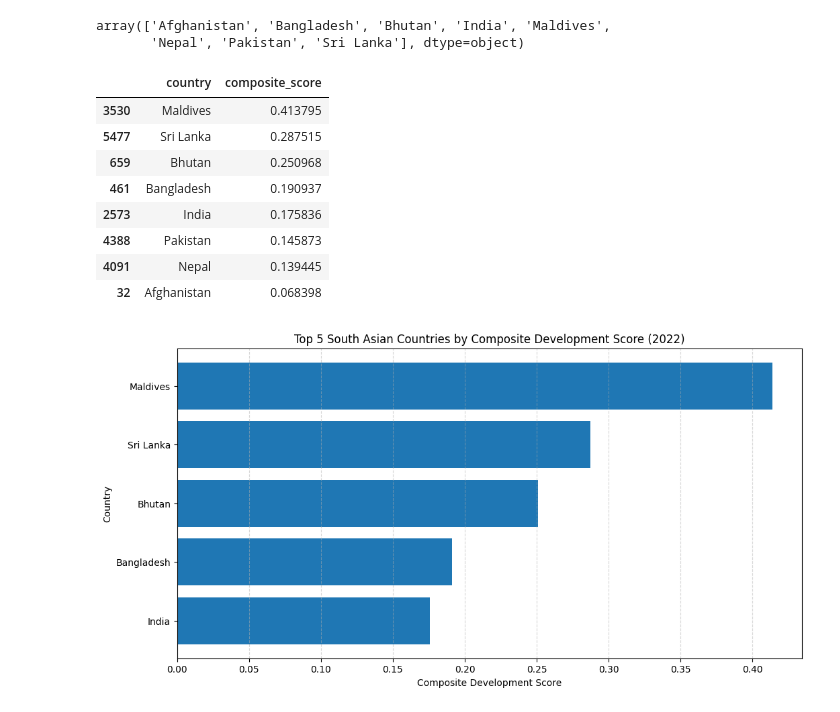
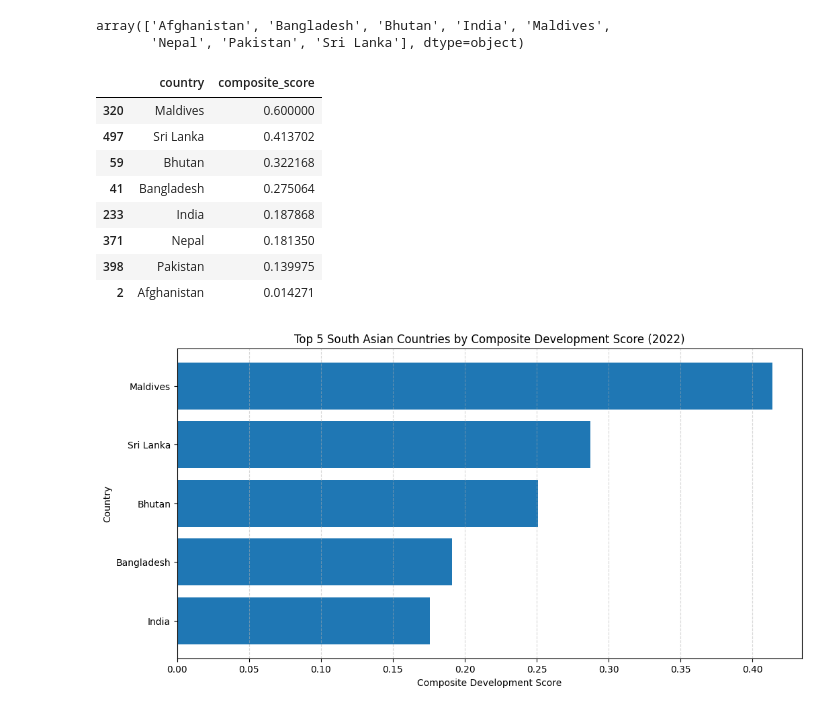
Before and after one commit to Rohit0562-hub/2513246_RohitJoshi, a Jupyter notebook: 2513246_RohitJoshi.ipynb, the cells around one changed output. Saved outputs shown, nothing was run; the diff lists cells and outputs as text; code cells hidden in the pictures.

```diff
--- a/2513246_RohitJoshi.ipynb
+++ b/2513246_RohitJoshi.ipynb
@@ -572,28 +572,28 @@ array(['Afghanistan', 'Bangladesh', 'Bhutan', 'India', 'Maldives',
 # %%
 #2 Composite Development Score
 hdi_south_asia = hdi_south_asia.copy()
 le_min = hdi_south_asia['life_expectancy'].min()
 le_max = hdi_south_asia['life_expectancy'].max()
-hdi_south_asia.loc[:, 'life_exp_index'] = (hdi_south_asia['life_expectancy'] - le_min)/le_max
+hdi_south_asia.loc[:, 'life_exp_index'] = (hdi_south_asia['life_expectancy'] - le_min)/ (le_max - le_min)
 
 gni_min = hdi_south_asia['gross_inc_percap'].min()
 gni_max = hdi_south_asia['gross_inc_percap'].max()
-hdi_south_asia.loc[:, 'gni_index'] = (hdi_south_asia['gross_inc_percap'] - gni_min)/gni_max
+hdi_south_asia.loc[:, 'gni_index'] = (hdi_south_asia['gross_inc_percap'] - gni_min)/ (gni_max - gni_min)
 
 hdi_south_asia.loc[:, 'composite_score'] = (0.30 * hdi_south_asia['life_exp_index'] + 0.30 * hdi_south_asia['gni_index'])
 south_asia_2022 = hdi_south_asia[hdi_south_asia['year'] == 2022]
 composite_ranking = south_asia_2022.sort_values(by='composite_score', ascending=False)
 composite_ranking[['country', 'composite_score']]
 # %% [output]
 |  | country | composite_score |
-| 3530 | Maldives | 0.413795 |
-| 5477 | Sri Lanka | 0.287515 |
-| 659 | Bhutan | 0.250968 |
-| 461 | Bangladesh | 0.190937 |
-| 2573 | India | 0.175836 |
-| 4388 | Pakistan | 0.145873 |
-| 4091 | Nepal | 0.139445 |
-| 32 | Afghanistan | 0.068398 |
+| 320 | Maldives | 0.600000 |
+| 497 | Sri Lanka | 0.413702 |
+| 59 | Bhutan | 0.322168 |
+| 41 | Bangladesh | 0.275064 |
+| 233 | India | 0.187868 |
+| 371 | Nepal | 0.181350 |
+| 398 | Pakistan | 0.139975 |
+| 2 | Afghanistan | 0.014271 |
 # %%
 top5 = composite_ranking.head(5)
 
```
